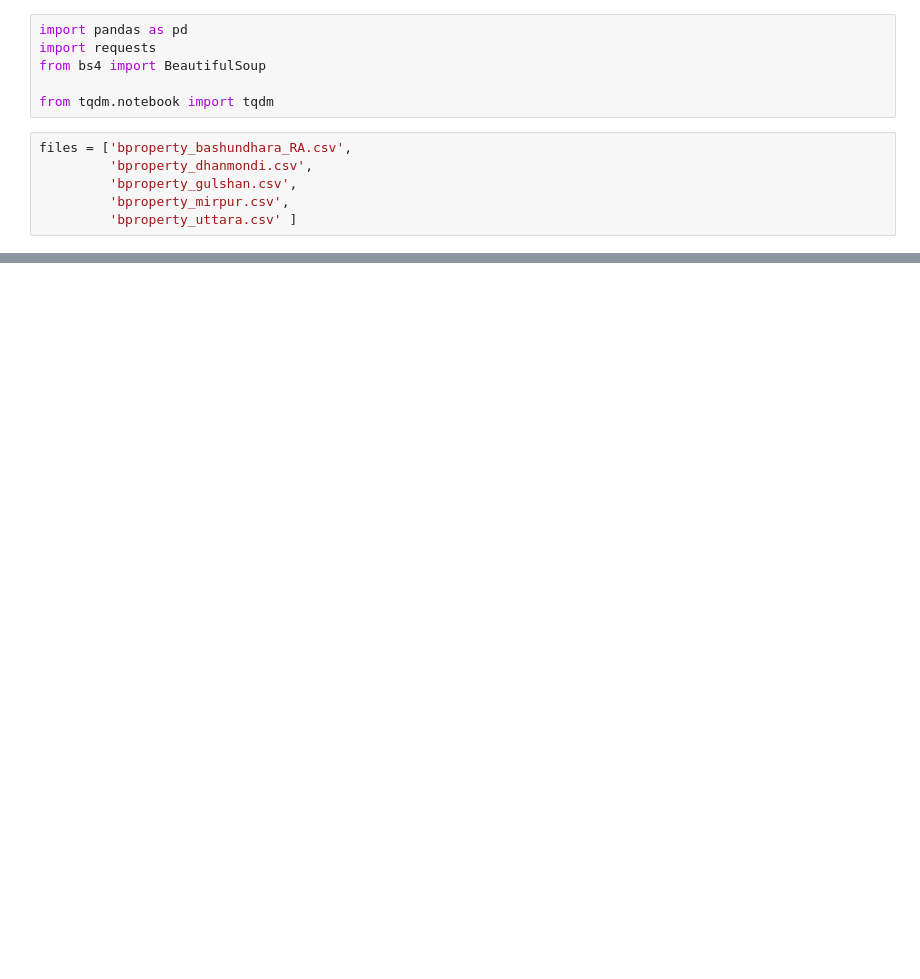
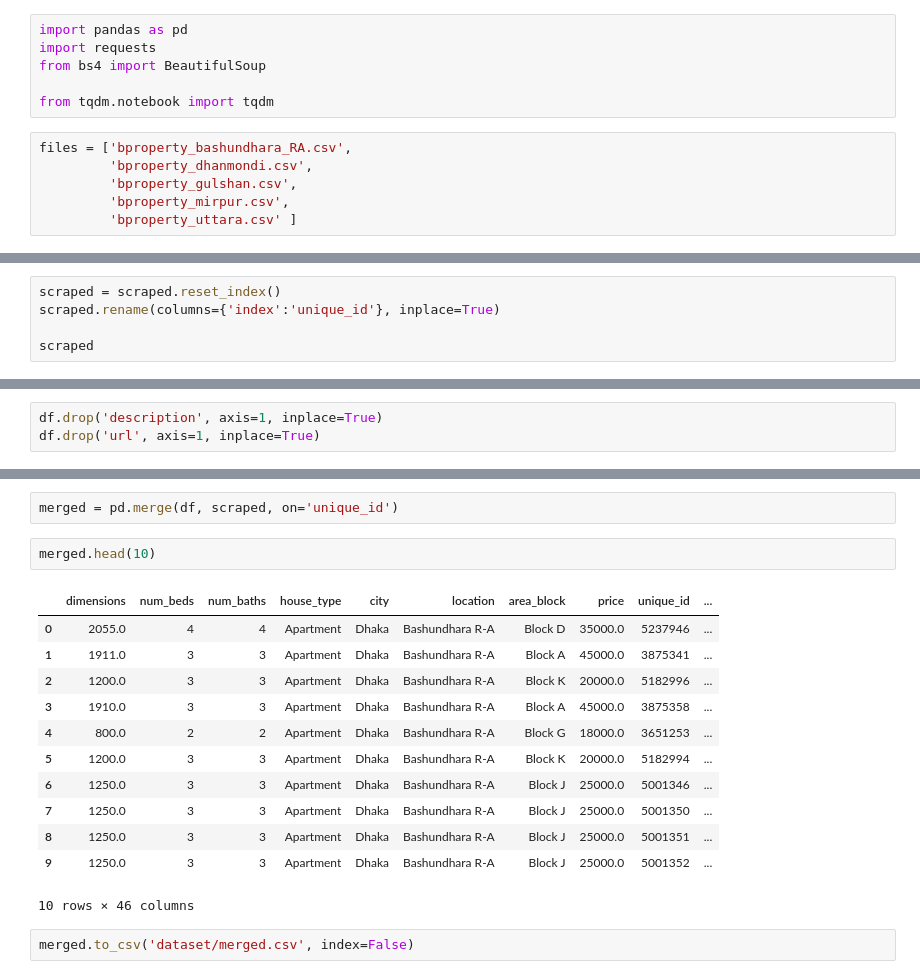
Before and after one commit to Awsaf780/Dhaka-Housing-Price-Prediction, a Jupyter notebook: 01 - Combined Dataset.ipynb, the cells around one changed output, grey strips where cells are left out. Saved outputs shown, nothing was run; the diff lists cells and outputs as text; blank space fills up the shorter version.

```diff
--- a/01 - Combined Dataset.ipynb
+++ b/01 - Combined Dataset.ipynb
@@ -17,0 +192,5 @@ df = pd.concat(dfs)
+# %%
+scraped = scraped.reset_index()
+scraped.rename(columns={'index':'unique_id'}, inplace=True)
+
+scraped
@@ -112,0 +258,3 @@ apartment_features
+# %%
+df.drop('description', axis=1, inplace=True)
+df.drop('url', axis=1, inplace=True)
@@ -112,0 +276,19 @@ apartment_features
+# %%
+merged = pd.merge(df, scraped, on='unique_id')
+# %%
+merged.head(10)
+# %% [output]
+|  | dimensions | num_beds | num_baths | house_type | city | location | area_block | price | unique_id | ... |
+| 0 | 2055.0 | 4 | 4 | Apartment | Dhaka | Bashundhara R-A | Block D | 35000.0 | 5237946 | ... |
+| 1 | 1911.0 | 3 | 3 | Apartment | Dhaka | Bashundhara R-A | Block A | 45000.0 | 3875341 | ... |
+| 2 | 1200.0 | 3 | 3 | Apartment | Dhaka | Bashundhara R-A | Block K | 20000.0 | 5182996 | ... |
+| 3 | 1910.0 | 3 | 3 | Apartment | Dhaka | Bashundhara R-A | Block A | 45000.0 | 3875358 | ... |
+| 4 | 800.0 | 2 | 2 | Apartment | Dhaka | Bashundhara R-A | Block G | 18000.0 | 3651253 | ... |
+| 5 | 1200.0 | 3 | 3 | Apartment | Dhaka | Bashundhara R-A | Block K | 20000.0 | 5182994 | ... |
+| 6 | 1250.0 | 3 | 3 | Apartment | Dhaka | Bashundhara R-A | Block J | 25000.0 | 5001346 | ... |
+| 7 | 1250.0 | 3 | 3 | Apartment | Dhaka | Bashundhara R-A | Block J | 25000.0 | 5001350 | ... |
+| 8 | 1250.0 | 3 | 3 | Apartment | Dhaka | Bashundhara R-A | Block J | 25000.0 | 5001351 | ... |
+| 9 | 1250.0 | 3 | 3 | Apartment | Dhaka | Bashundhara R-A | Block J | 25000.0 | 5001352 | ... |
+10 rows × 46 columns
+# %%
+merged.to_csv('dataset/merged.csv', index=False)
```
Also changed, not shown: parts of 34 cells of this notebook, 1 other file.
